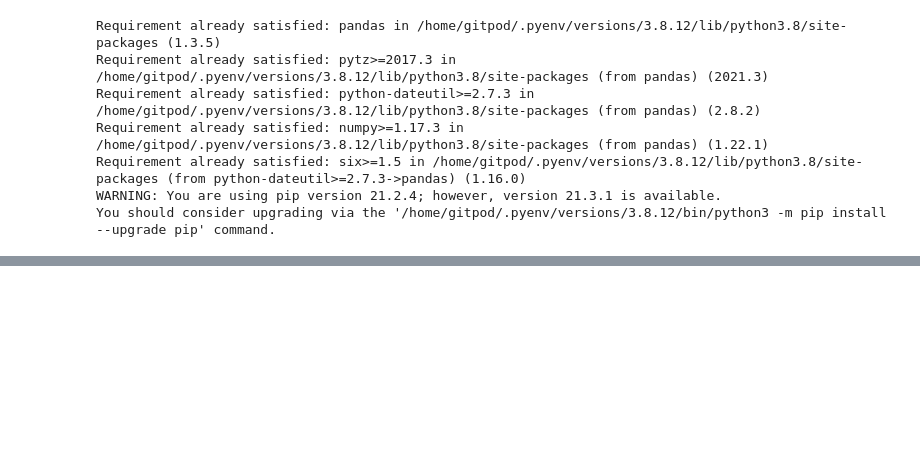
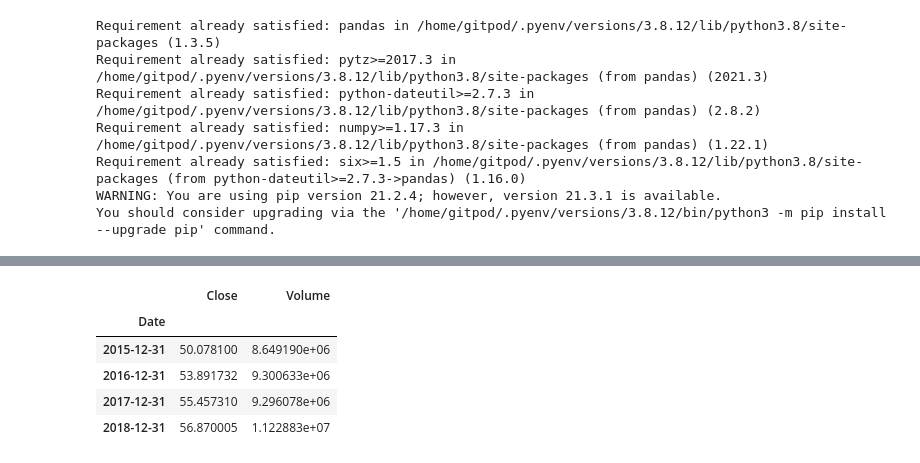
Before and after one commit to kunal266/Algo_Practice, a Jupyter notebook: time_resample.ipynb, the cells around one changed output, grey strips where cells are left out. Saved outputs shown, nothing was run; the diff lists cells and outputs as text; code cells hidden in the pictures; blank space fills up the shorter version.

```diff
--- a/time_resample.ipynb
+++ b/time_resample.ipynb
@@ -22,0 +49,10 @@ df.head()
+# %%
+
+df.resample(rule='A').mean()
+# %% [output]
+|  | Close | Volume |
+| Date |  |  |
+| 2015-12-31 | 50.078100 | 8.649190e+06 |
+| 2016-12-31 | 53.891732 | 9.300633e+06 |
+| 2017-12-31 | 55.457310 | 9.296078e+06 |
+| 2018-12-31 | 56.870005 | 1.122883e+07 |
```
Also changed, not shown: parts of 12 cells of this notebook.
